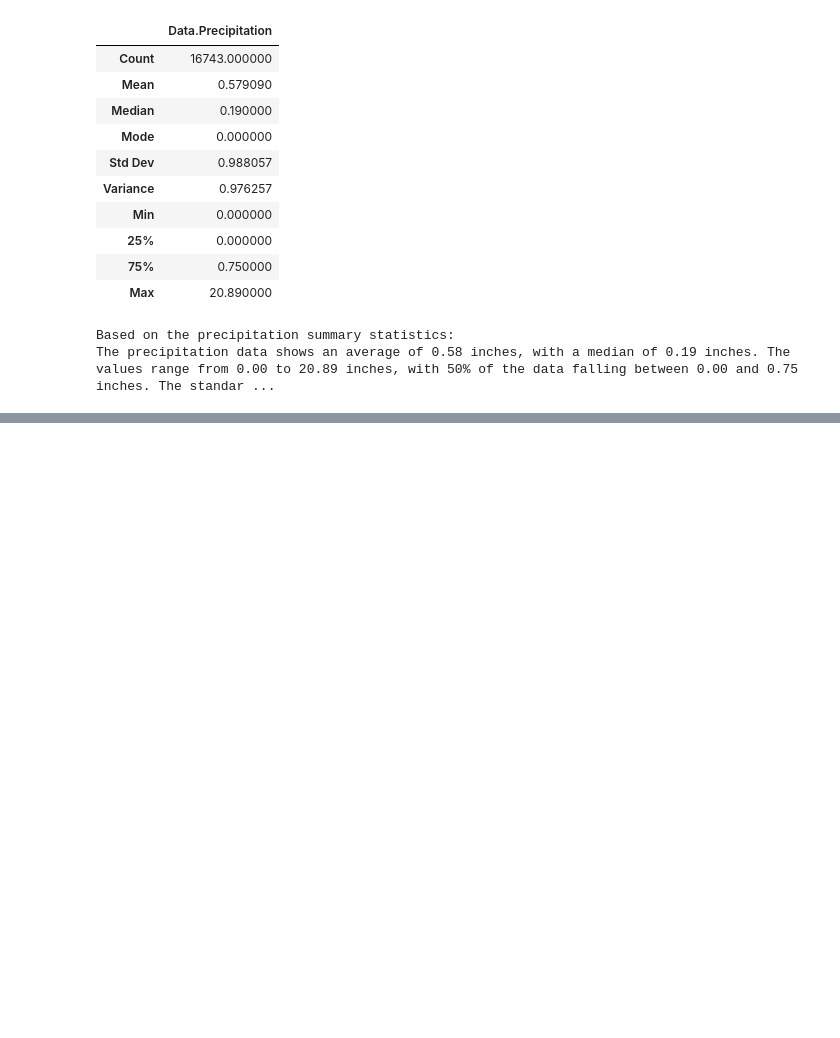
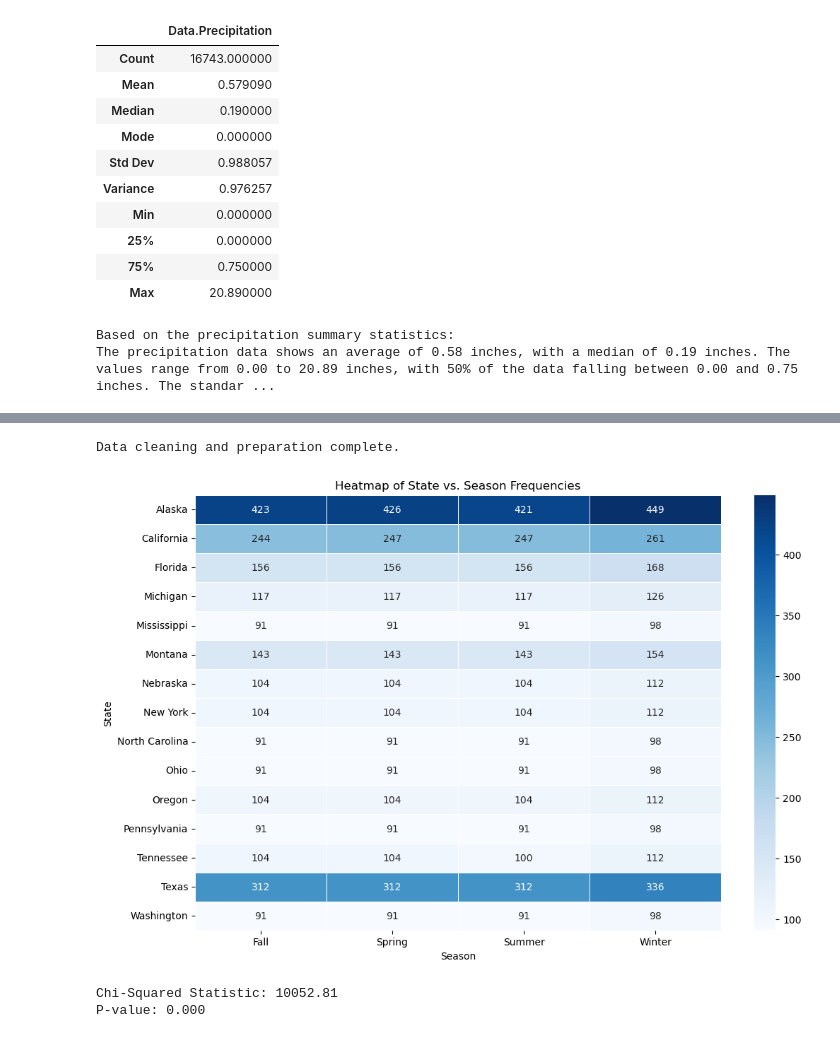
Before and after one commit to vinayreddyverama/Projects, a Jupyter notebook: Pratice/weather.ipynb, the cells around one changed output, grey strips where cells are left out. Drawn from its saved outputs; the diff is of its cells as text; code cells hidden in the pictures; blank space fills up the shorter version.

```diff
--- a/Pratice/weather.ipynb
+++ b/Pratice/weather.ipynb
@@ -192,0 +549,80 @@ The precipitation data shows an average of 0.58 inches, with a median of 0.19 in
+# %%
+# Import necessary libraries
+import pandas as pd
+import seaborn as sns
+import matplotlib.pyplot as plt
+from scipy.stats import chi2_contingency
+import numpy as np
+# Load the Data
+url = 'https://corgis-edu.github.io/corgis/datasets/csv/weather/weather.csv'
+df = pd.read_csv(url)
+# Data Cleaning and Preparation
+numeric_cols = [
+    'Data.Temperature.Avg Temp', 'Data.Temperature.Max Temp', 'Data.Temperature.Min Temp',
+    'Data.Precipitation', 'Date.Month', 'Date.Year', 'Data.Wind.Direction']
+for col in numeric_cols:
+    df[col] = pd.to_numeric(df[col], errors='coerce')
+df.dropna(subset=numeric_cols + ['Station.State'], inplace=True)
+print("Data cleaning and preparation complete.")
+def get_season(month):
+    if month in [12, 1, 2]: return 'Winter'
+    elif month in [3, 4, 5]: return 'Spring'
+    elif month in [6, 7, 8]: return 'Summer'
+    else: return 'Fall'
+df['Season'] = df['Date.Month'].apply(get_season)
+# bin for Average Temperature Analysis
+bins = [-np.inf, 32, 50, 70, 85, np.inf]
+labels = ['Freezing', 'Cold', 'Mild', 'Warm', 'Hot']
+df['Temperature.Category'] = pd.cut(df['Data.Temperature.Avg Temp'], bins=bins, labels=labels, right=False)
+# Top 15 most frequent states
+top_states = df['Station.State'].value_counts().nlargest(15).index
+df_top_states = df[df['Station.State'].isin(top_states)].copy()
+contingency_table_1 = pd.crosstab(df_top_states['Station.State'], df_top_states['Season'])
+chi2_1, p_1, dof_1, expected_1 = chi2_contingency(contingency_table_1)
+# Qualitative: Heatmap Visualization for figure 1
+plt.figure(figsize=(12, 8))
+sns.heatmap(contingency_table_1, annot=True, fmt='g', cmap="Blues", linewidths=.5)
+plt.title('Heatmap of State vs. Season Frequencies')
+plt.ylabel('State')
+plt.xlabel('Season')
+plt.show()
+# Qualitative: Season vs. Temp Category  Figure 2
+# Formula/Code: Create and print a contingency table
+contingency_table_2 = pd.crosstab(df['Season'], df['Temperature.Category'])
+contingency_table_2 = contingency_table_2.reindex(['Winter', 'Spring', 'Summer', 'Fall'])
+chi2_2, p_2, dof_2, expected_2 = chi2_contingency(contingency_table_2)
+print(f"\nChi-Squared Statistic: {chi2_2:.2f}")
+print(f"P-value: {p_2:.3f}")
+plt.figure(figsize=(10, 7))
+sns.heatmap(contingency_table_2, annot=True, cmap="coolwarm", fmt='g', linewidths=.5)
+plt.title('Heatmap of Temperature Categories by Season')
+plt.ylabel('Season')
+plt.xlabel('Temperature Category')
+plt.show()
+# Quantitative: Avg Temp vs. Precipitation, Figure 3
+correlation_1 = df['Data.Temperature.Avg Temp'].corr(df['Data.Precipitation'])
+print(f"\nCorrelation between Avg Temperature and Precipitation: {correlation_1:.2f}")
+# Code for Scatter Plot Visualization
+plt.figure(figsize=(10, 6))
+sns.scatterplot(data=df, x='Data.Temperature.Avg Temp', y='Data.Precipitation', alpha=0.7)
+plt.title('Average Temperature vs. Precipitation')
+plt.xlabel('Average Temperature (°F)')
+plt.ylabel('Precipitation (inches)')
+plt.grid(True)
+plt.show()
+# Quantitative: Max Temp vs. Min Temp,  Figure 4
+correlation_2 = df['Data.Temperature.Max Temp'].corr(df['Data.Temperature.Min Temp'])
+print(f"\nCorrelation between Max and Min Temperature: {correlation_2:.2f}")
+plt.figure(figsize=(10, 6))
+sns.regplot(data=df, x='Data.Temperature.Min Temp', y='Data.Temperature.Max Temp',
+            scatter_kws={'alpha':0.6}, line_kws={"color": "red"})
+plt.title('Max Temperature vs. Min Temperature')
+plt.xlabel('Minimum Temperature (°F)')
+plt.ylabel('Maximum Temperature (°F)')
+plt.grid(True)
+plt.show()
+# %% [output]
+Data cleaning and preparation complete.
+[figure, added]
+Chi-Squared Statistic: 10052.81
+P-value: 0.000
```
Also changed, not shown: parts of 7 cells of this notebook, 4 other files.
